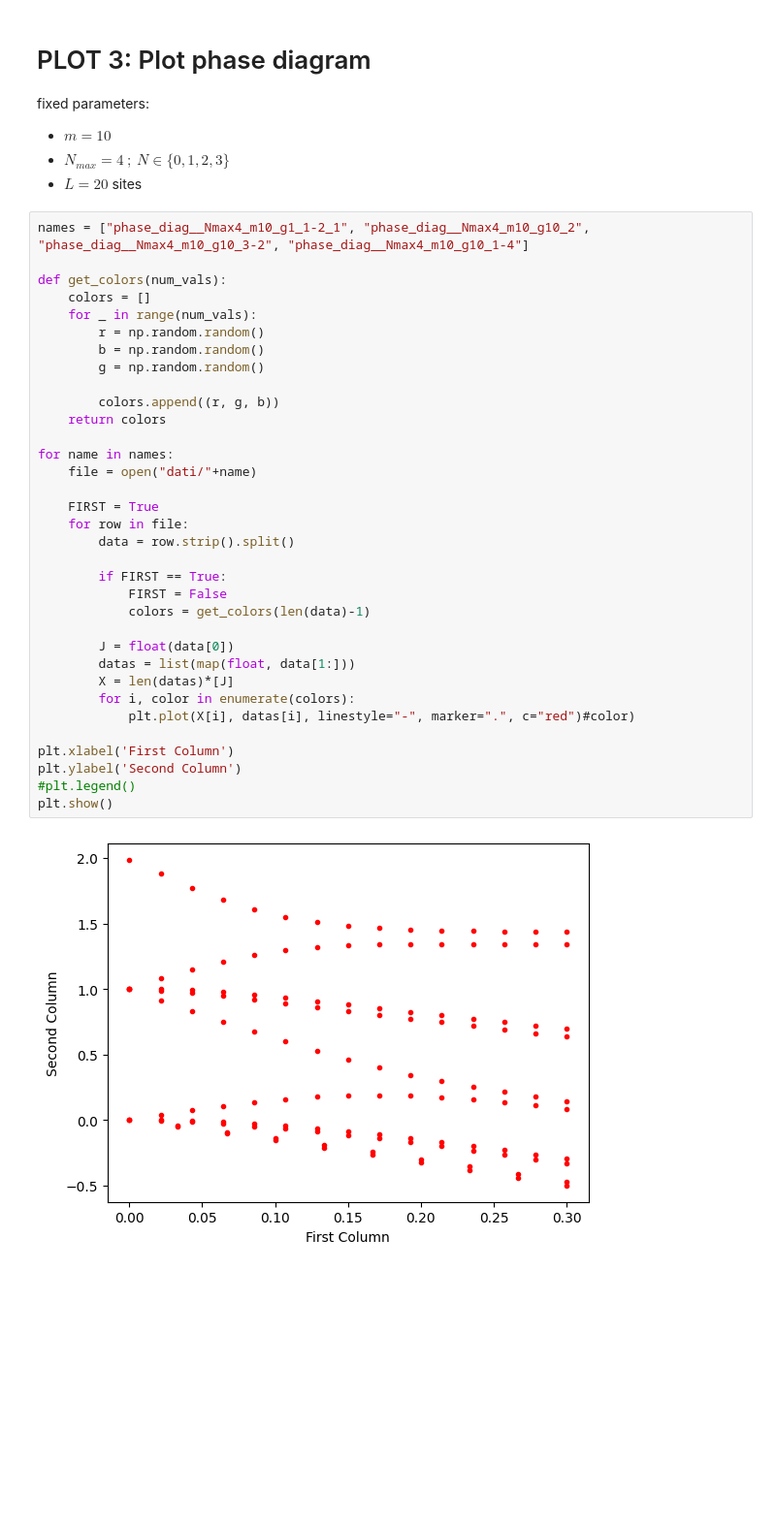
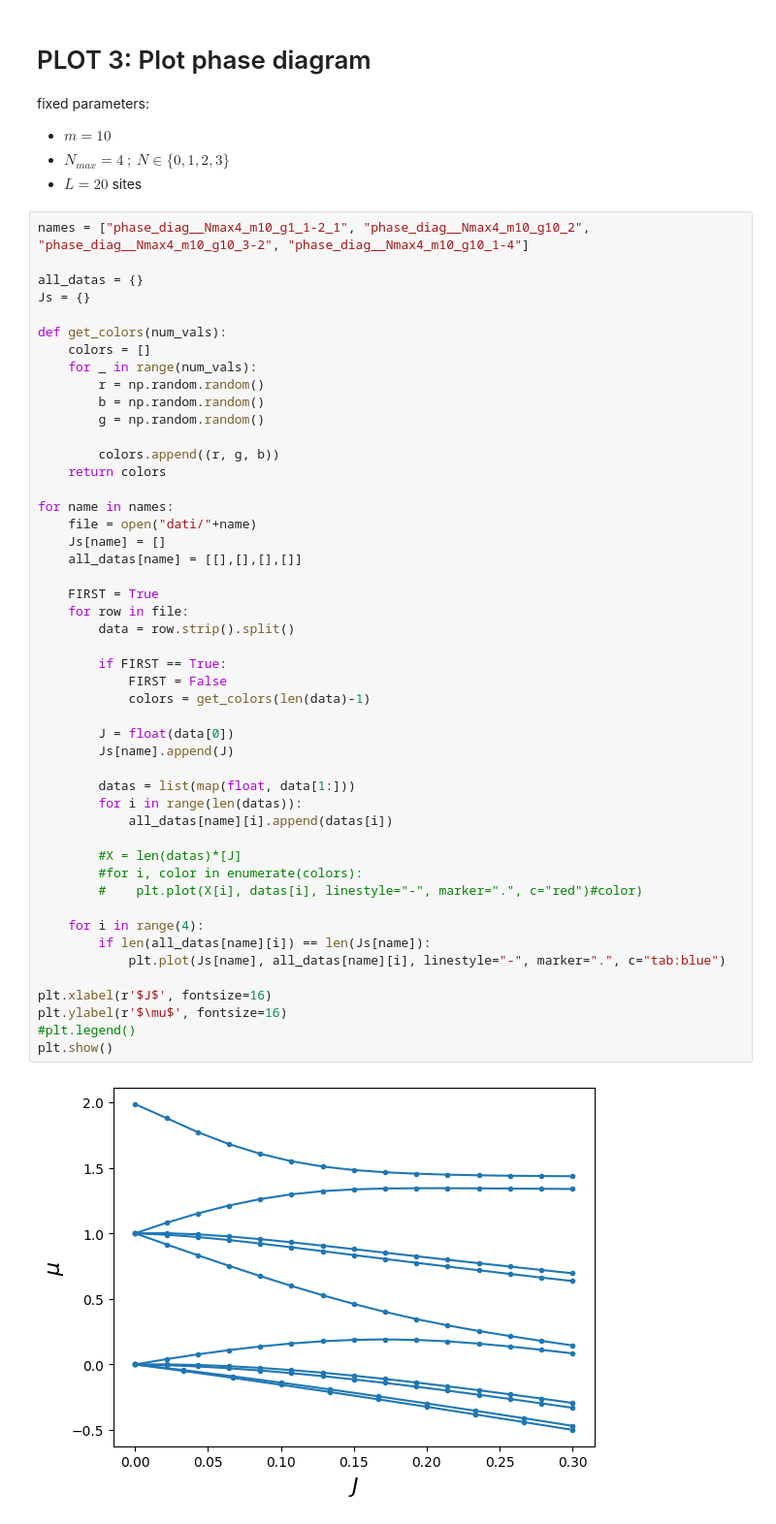
Before and after one commit to ScoomenstheMumens/Numerical-Methods-for-Physics, a Jupyter notebook: DMRG/plot_results.ipynb, the cells around one changed output. Shown at 97% size. Saved outputs shown, nothing was run; the diff lists cells and outputs as text; blank space fills up the shorter version.

```diff
--- a/DMRG/plot_results.ipynb
+++ b/DMRG/plot_results.ipynb
@@ -88,37 +88,51 @@ fixed parameters:
 - $L = 20$ sites
 # %%
 names = ["phase_diag__Nmax4_m10_g1_1-2_1", "phase_diag__Nmax4_m10_g10_2", "phase_diag__Nmax4_m10_g10_3-2", "phase_diag__Nmax4_m10_g10_1-4"]
+
+all_datas = {}
+Js = {}
 
 def get_colors(num_vals):
     colors = []
     for _ in range(num_vals):
         r = np.random.random()
         b = np.random.random()
         g = np.random.random()
 
         colors.append((r, g, b))
     return colors
 
 for name in names:
     file = open("dati/"+name)
+    Js[name] = []
+    all_datas[name] = [[],[],[],[]]
 
     FIRST = True
     for row in file:
         data = row.strip().split()
 
         if FIRST == True:
             FIRST = False
             colors = get_colors(len(data)-1)
 
         J = float(data[0])
+        Js[name].append(J)
+
         datas = list(map(float, data[1:]))
-        X = len(datas)*[J]
-        for i, color in enumerate(colors):
-            plt.plot(X[i], datas[i], linestyle="-", marker=".", c="red")#color)
+        for i in range(len(datas)):
+            all_datas[name][i].append(datas[i])
 
-plt.xlabel('First Column')
-plt.ylabel('Second Column')
+        #X = len(datas)*[J]
+        #for i, color in enumerate(colors):
+        #    plt.plot(X[i], datas[i], linestyle="-", marker=".", c="red")#color)
+
+    for i in range(4):
+        if len(all_datas[name][i]) == len(Js[name]):
+            plt.plot(Js[name], all_datas[name][i], linestyle="-", marker=".", c="tab:blue")
+
+plt.xlabel(r'$J$', fontsize=16)
+plt.ylabel(r'$\mu$', fontsize=16)
 #plt.legend()
 plt.show()
 # %% [output]
-[figure, old version]
+[figure, new version]
```
Also changed, not shown: parts of 9 cells of this notebook, 4 other files.
